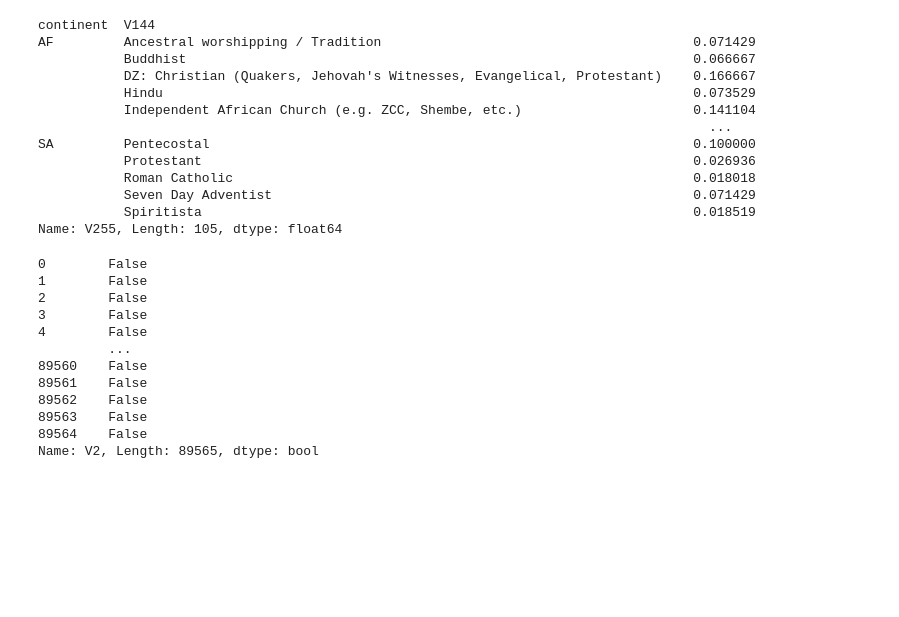
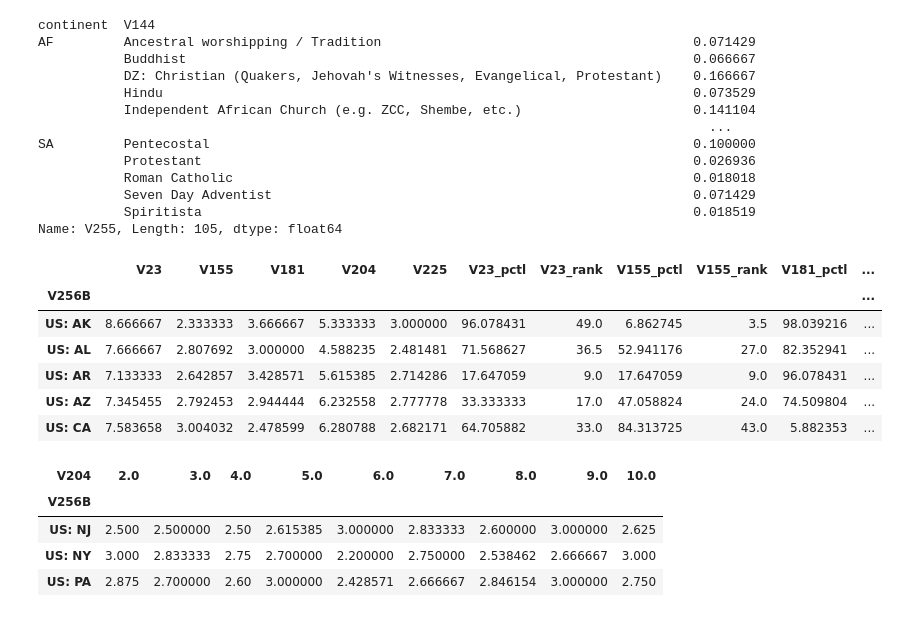
Before and after one commit to mgbvox/tristan_w, a Jupyter notebook: DataWrangling_WimmerTristan.ipynb, the cells around one changed output. Saved outputs shown, nothing was run; the diff lists cells and outputs as text; code cells hidden in the pictures; blank space fills up the shorter version.

```diff
--- a/DataWrangling_WimmerTristan.ipynb
+++ b/DataWrangling_WimmerTristan.ipynb
@@ -298,17 +200,53 @@ SA         Pentecostal
            Spiritista                                                               0.018519
 Name: V255, Length: 105, dtype: float64
 # %%
-df['V2'] == 'United States'
+us_data = df[df['V2'] == 'United States']
-# %% [output]
-0        False
-1        False
-2        False
-3        False
-4        False
-         ...
-89560    False
-89561    False
-89562    False
-89563    False
-89564    False
-Name: V2, Length: 89565, dtype: bool
+# %%
+def pct_numeric(col):
+    nums = col.apply(isfloat)
+    return nums.sum()/nums.count()
+
+def get_numeric(df, thresh = .8, conv = False):
+    non_numeric_columns = []
+    numeric_columns = []
+    for c in df.columns:
+        num_ratio = pct_numeric(df[c])
+        if num_ratio > thresh:
+            numeric_columns.append(c)
+        else:
+            non_numeric_columns.append(c)
+
+    if conv:
+        returning = df.copy()
+        for c in numeric_columns:
+            returning[c] = returning[c].apply(to_float)
+        return returning
+
+    return numeric_columns
+# %%
+us_numeric = get_numeric(us_data, thresh = .5, conv=True)
+# %%
+from scipy import stats
+def to_percentile(c, v):
+    return stats.percentileofscore(c, v)
+
+def percentiledata(c):
+    return c.apply(lambda x: to_percentile(c, x))
+
+cols = ['V23', 'V155', 'V181', 'V204', 'V225']
+mean_values = us_numeric.groupby('V256B')[cols].mean()
+
+for c in cols:
+    s = mean_values[c]
+    mean_values[c + '_pctl'] = percentiledata(mean_values[c])
+    mean_values[c + '_rank'] = stats.rankdata(mean_values[c])
+
+mean_values.head()
+# %% [output]
+|  | V23 | V155 | V181 | V204 | V225 | V23_pctl | V23_rank | V155_pctl | V155_rank | V181_pctl | ... |
+| V256B |  |  |  |  |  |  |  |  |  |  | ... |
+| US: AK | 8.666667 | 2.333333 | 3.666667 | 5.333333 | 3.000000 | 96.078431 | 49.0 | 6.862745 | 3.5 | 98.039216 | ... |
+| US: AL | 7.666667 | 2.807692 | 3.000000 | 4.588235 | 2.481481 | 71.568627 | 36.5 | 52.941176 | 27.0 | 82.352941 | ... |
+| US: AR | 7.133333 | 2.642857 | 3.428571 | 5.615385 | 2.714286 | 17.647059 | 9.0 | 17.647059 | 9.0 | 96.078431 | ... |
+| US: AZ | 7.345455 | 2.792453 | 2.944444 | 6.232558 | 2.777778 | 33.333333 | 17.0 | 47.058824 | 24.0 | 74.509804 | ... |
+| US: CA | 7.583658 | 3.004032 | 2.478599 | 6.280788 | 2.682171 | 64.705882 | 33.0 | 84.313725 | 43.0 | 5.882353 | ... |
@@ -314,0 +263,8 @@ Name: V2, Length: 89565, dtype: bool
+# %%
+query_pivot(us_numeric, cols_map['gov_confidence'], cols_map['abortion_belief']).T['US: Middle Atlantic States'].T
+# %% [output]
+| V204 | 2.0 | 3.0 | 4.0 | 5.0 | 6.0 | 7.0 | 8.0 | 9.0 | 10.0 |
+| V256B |  |  |  |  |  |  |  |  |  |
+| US: NJ | 2.500 | 2.500000 | 2.50 | 2.615385 | 3.000000 | 2.833333 | 2.600000 | 3.000000 | 2.625 |
+| US: NY | 3.000 | 2.833333 | 2.75 | 2.700000 | 2.200000 | 2.750000 | 2.538462 | 2.666667 | 3.000 |
+| US: PA | 2.875 | 2.700000 | 2.60 | 3.000000 | 2.428571 | 2.666667 | 2.846154 | 3.000000 | 2.750 |
```
Also changed, not shown: parts of 29 cells of this notebook, 1 other file.
